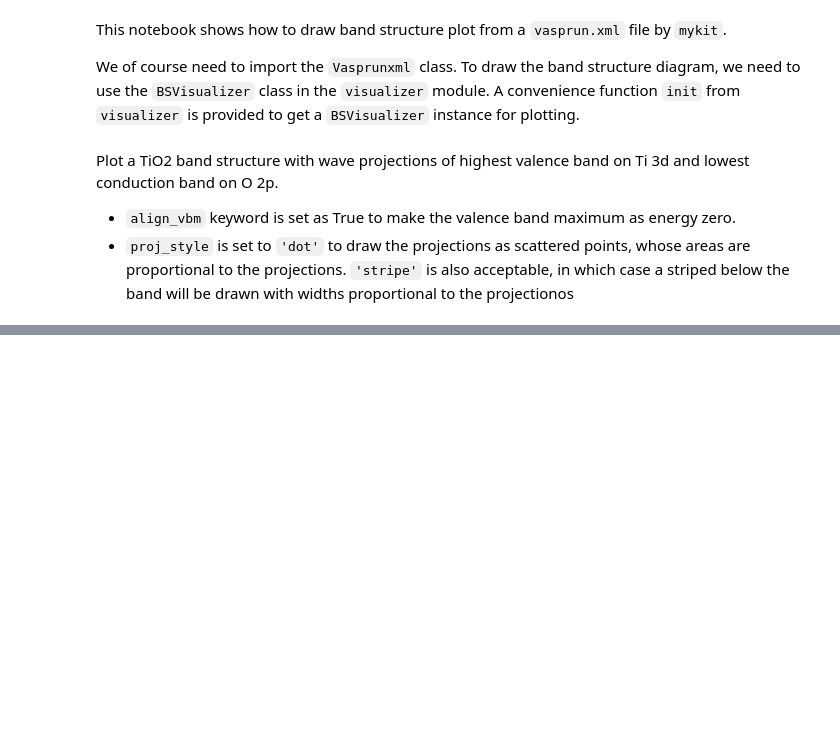
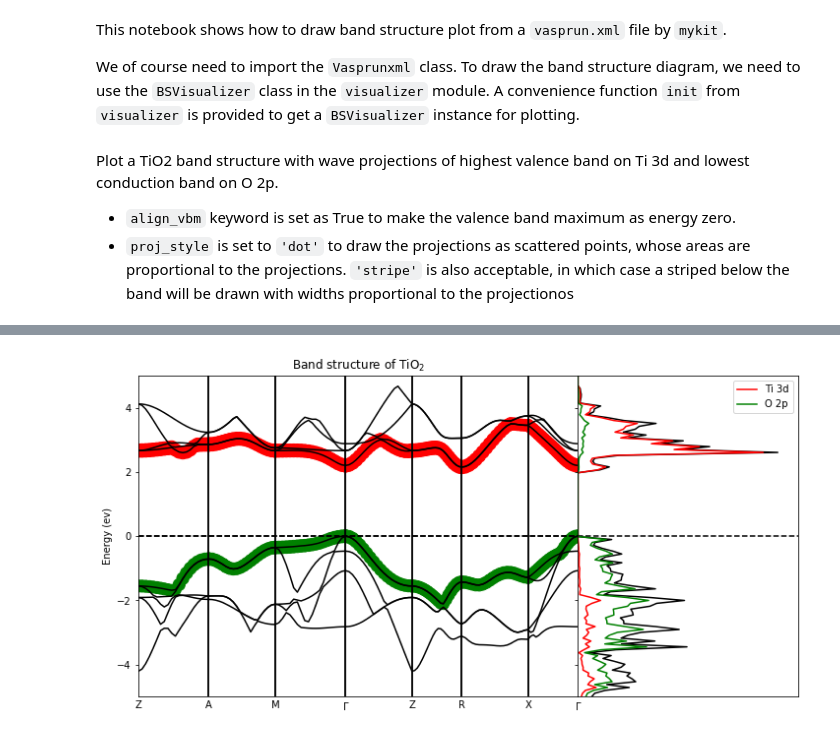
Before and after one commit to minyez/mykit, a Jupyter notebook: doc/examples/vasp/draw_band_from_xml.ipynb, the cells around one changed output, grey strips where cells are left out. Cells and saved outputs as stored; diff of their text form; code cells hidden in the pictures; blank space fills up the shorter version.

```diff
--- a/doc/examples/vasp/draw_band_from_xml.ipynb
+++ b/doc/examples/vasp/draw_band_from_xml.ipynb
@@ -40,0 +43,20 @@ v.show()
+# %%
+dos = vxml.load_dos()
+# %%
+# basically follow the same as above
+# the only difference is the keyword argument dos
+%matplotlib inline
+
+v = init(bs, align_vbm=True, proj_style='dot', dos=dos, \
+         figsize=(12,6))
+v.draw(*vbs)
+v.draw(*cbs)
+v.draw_proj('Ti', (4, 5, 6, 7, 8), 'cbm', color="red", label="Ti 3d")
+v.draw_proj('O', (1, 2, 3), 'vbm', color="green", label="O 2p")
+v.mark_ksymbols("Z-A-M-GM-Z-R-X-GM")
+v.set_title("Band structure of TiO${}_2$")
+# set the energy limit
+v.set_elim(-5, 5)
+v.show()
+# %% [output]
+[figure, added]
```
Also changed, not shown: parts of 2 cells of this notebook, 3 other files.
